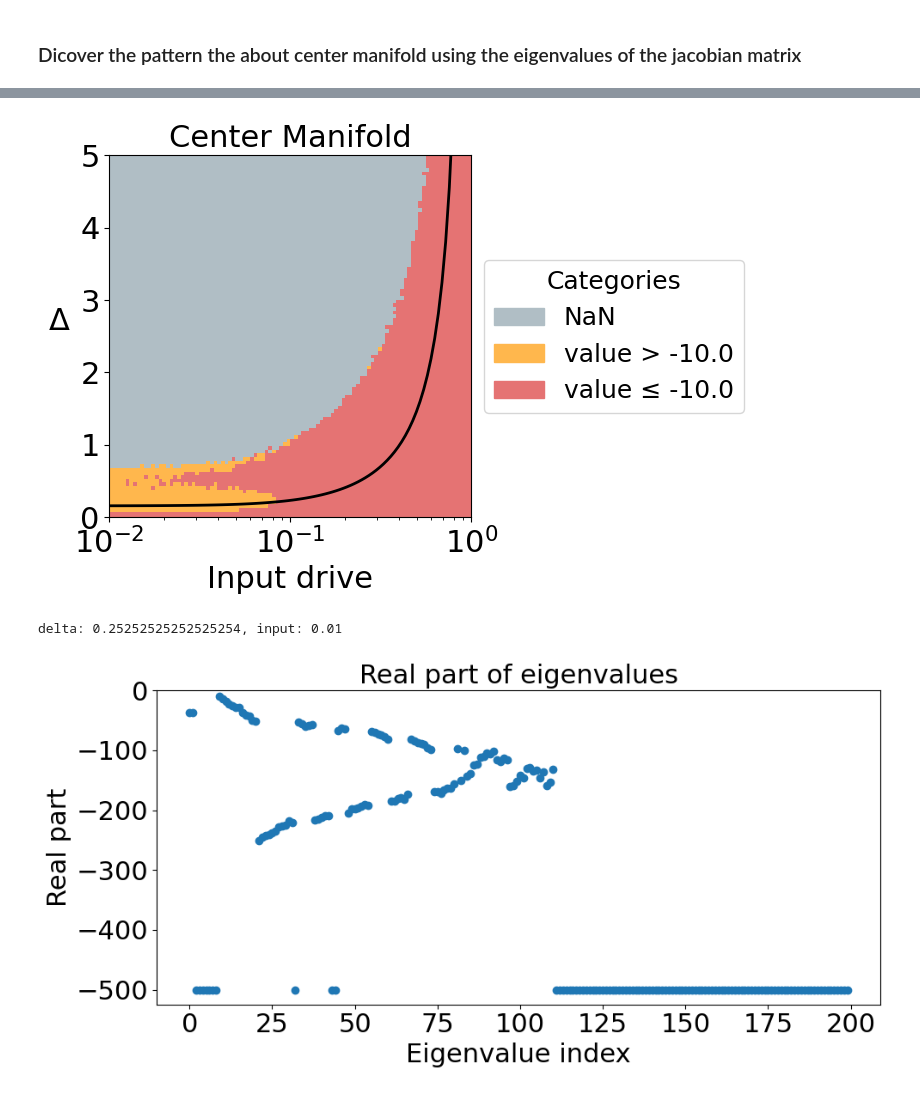
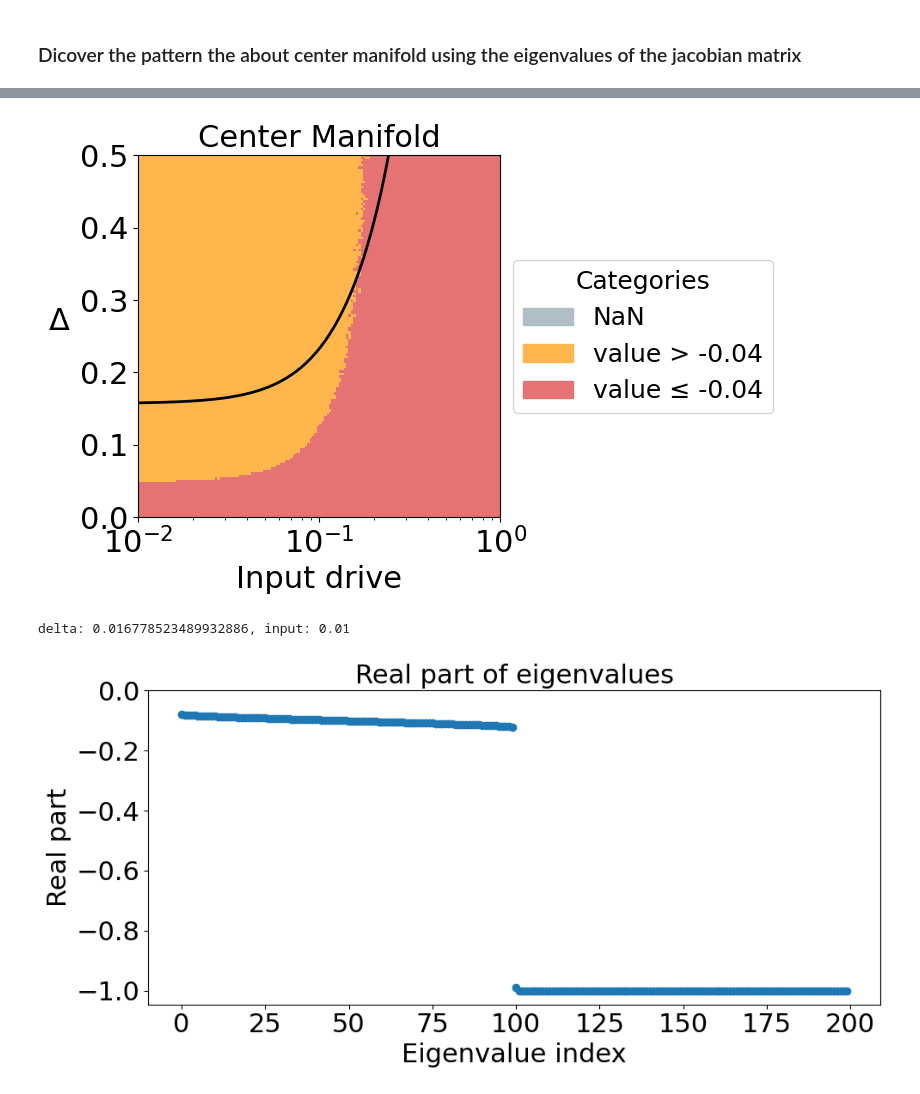
Before and after one commit to shivangrawat/perturbed_organics, a Jupyter notebook: examples/plot_phase_delocalized.ipynb, the cells around one changed output, grey strips where cells are left out. Saved outputs shown, nothing was run; the diff lists cells and outputs as text; code cells hidden in the pictures.

```diff
--- a/examples/plot_phase_delocalized.ipynb
+++ b/examples/plot_phase_delocalized.ipynb
@@ -349,0 +394,39 @@ plt.show()
+# %%
+# Compute the maximum real part for each trial (max over eigenvalue index)
+max_real_each_trial = torch.max(eigvals.real, dim=3)[0]  # shape: (num_delta, num_input, num_trials)
+
+# Determine vmin and vmax ignoring NaN values
+vmin = np.nanmin(max_real_std_np)
+vmax = np.nanmax(max_real_std_np)
+
+# Plot the phase diagram for max(real(eigenvalues)) using a sequential colormap ("viridis")
+plt.figure(figsize=(7.5, 5))
+norm = mcolors.Normalize(vmin=vmin, vmax=0.0, clip=False)
+mesh = plt.pcolormesh(input_range, delta_range, max_real_std_np, cmap='viridis', norm=norm)
+colorbar = plt.colorbar(mesh, fraction=0.046, pad=0.04)
+colorbar.ax.tick_params(labelsize=22)
+colorbar.set_label('std[max(Re(eigs))]', fontsize=22, rotation=90, labelpad=10)
+
+plt.xlabel('Input drive', fontsize=22)
+plt.ylabel(r'$\Delta$', fontsize=22, rotation=0, labelpad=15)
+plt.xticks(fontsize=22)
+plt.yticks(fontsize=22)
+plt.title("Phase Diagram: Max Real Eigenvalue", fontsize=22)
+
+if input_scale == "log-scale":
+    plt.xscale('log')  # Ensure the axis is in log scale
+    ax = plt.gca()
+    x_span = np.log10(input_range[-1]) - np.log10(input_range[0])
+    y_span = delta_range[-1] - delta_range[0]
+    ax.set_aspect(x_span / y_span, adjustable='box')
+else:
+    ax = plt.gca()
+    x_span = input_range[-1] - input_range[0]
+    y_span = delta_range[-1] - delta_range[0]
+    ax.set_aspect(x_span / y_span, adjustable='box')
+
+plt.xlim([input_range[0], input_range[-1]])
+plt.ylim([delta_range[0], delta_range[-1]])
+
+plt.tight_layout()
+plt.show()
@@ -398,10 +483,11 @@ color_class1 = "#FFB74D" # For values > threshold (and < 0)
 color_class2 = "#E57373" # For values ≤ threshold
 
 # Define the threshold for center manifold (adjust as needed)
-threshold = -10.0
+threshold = - 0.04
 
 qty_to_check = max_real_avg_np
 # qty_to_check = max_real_max
+# qty_to_check = max_real_avg_np + max_real_std_np
 
 # Create a classification array with the same shape as qty_to_check
 # We assign:
@@ -429,7 +515,7 @@ discrete_cmap = ListedColormap(colors)
 
 # Plot the new classification
 plt.figure(figsize=(7.5, 5))
-mesh = plt.pcolormesh(input_range, delta_range, classification, cmap=discrete_cmap, shading='auto')
+mesh = plt.pcolormesh(input_range, delta_range, classification, cmap=discrete_cmap, shading='auto', vmin=0, vmax=2)
 plt.plot(new_input_norm, delta_c, color='k', linewidth=2.0, label=r'$\Delta_c$')
 plt.xlabel('Input drive', fontsize=22)
 plt.ylabel(r'$\Delta$', fontsize=22, rotation=0, labelpad=15)
@@ -438,34 +524,34 @@ plt.yticks(fontsize=22)
 plt.title("Center Manifold", fontsize=22)
 
 # Create a custom legend with the legend positioned outside the figure
 import matplotlib.patches as mpatches
 legend_handles = [
     mpatches.Patch(color=color_nan, label='NaN'),
     mpatches.Patch(color=color_class1, label=f'value > {threshold}'),
     mpatches.Patch(color=color_class2, label=f'value ≤ {threshold}')
 ]
 plt.legend(handles=legend_handles, fontsize=18, title="Categories", title_fontsize=18,
            loc='center left', bbox_to_anchor=(1, 0.5))
 
 if input_scale == "log-scale":
     plt.xscale('log')  # Ensure the axis is in log scale
     ax = plt.gca()
     x_span = np.log10(input_range[-1]) - np.log10(input_range[0])
     y_span = delta_range[-1] - delta_range[0]
     ax.set_aspect(x_span / y_span, adjustable='box')
 else:
     ax = plt.gca()
     x_span = input_range[-1] - input_range[0]
     y_span = delta_range[-1] - delta_range[0]
     ax.set_aspect(x_span / y_span, adjustable='box')
 
 plt.xlim([input_range[0], input_range[-1]])
 plt.ylim([delta_range[0], delta_range[-1]])
 plt.tight_layout()
 
 plt.show()
 # %% [output]
-[figure, old version]
+[figure, new version]
 # %%
 # finding the separation of scales in the center manifold and stable regions
 trial_idx = 0
@@ -473,6 +559,8 @@ delta_idx = 5
 input_idx = 0
 sample_eigval = eigvals[delta_idx, input_idx, trial_idx, :]
 sample_eigval_real = sample_eigval.real
+# order them in descending order
+sample_eigval_real = np.sort(sample_eigval_real)[::-1]
 
 print(f'delta: {delta_range[delta_idx]}, input: {input_range[input_idx]}')
 
@@ -496,8 +584,8 @@ plt.ylim(current_bottom, 0)
 plt.tight_layout()
 plt.show()
 # %% [output]
-delta: 0.25252525252525254, input: 0.01
+delta: 0.016778523489932886, input: 0.01
-[figure, old version]
+[figure, new version]
 # %%
 # finding the separation of scales in the center manifold and stable regions
 delta_idx = 10
```
Also changed, not shown: parts of 12 cells of this notebook, 3 other files.
